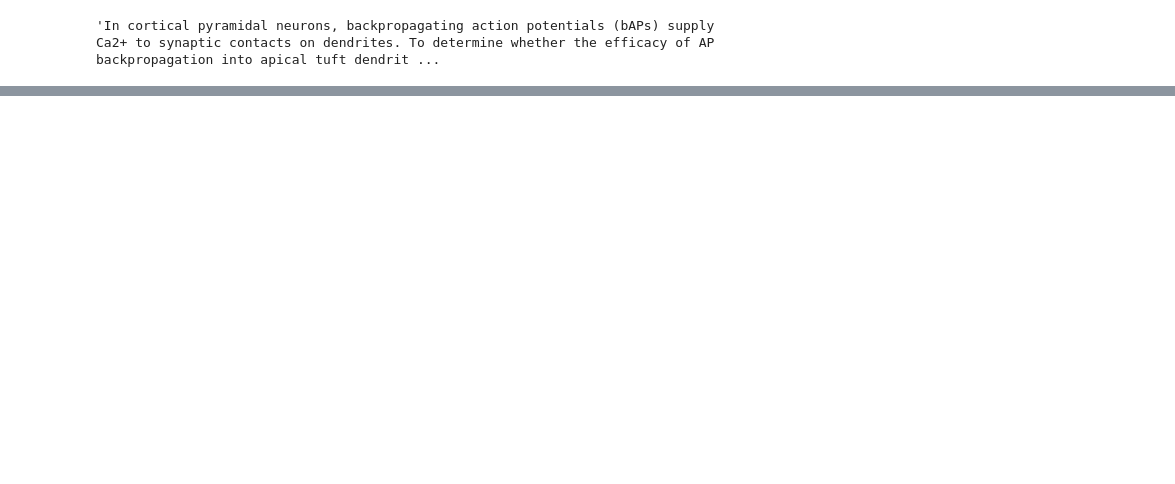
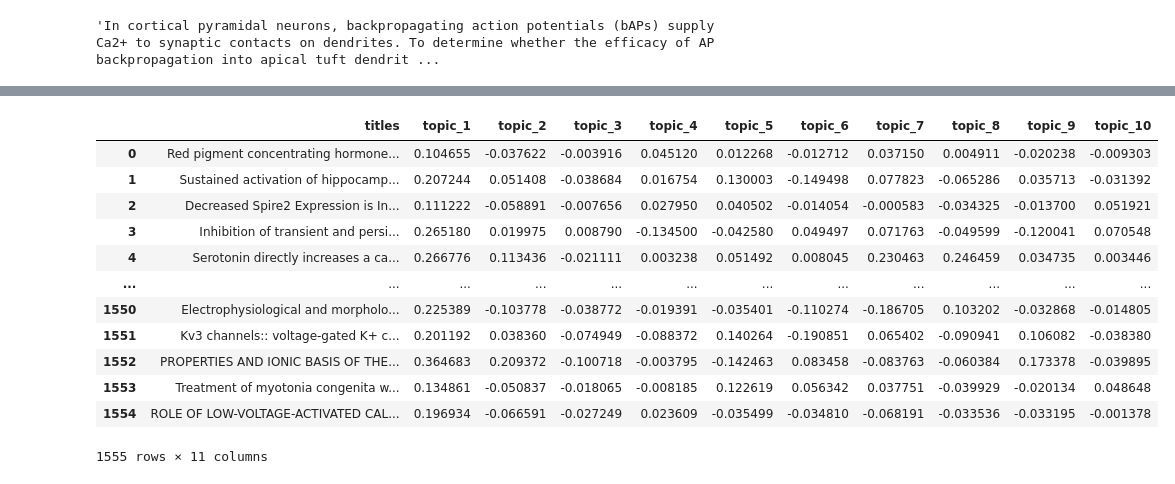
Before and after one commit to pedrozanineli/praticas-computacionais-avancadas, a Jupyter notebook: praticas_individuais/extracao abstract webofscience - zani.ipynb, the cells around one changed output, grey strips where cells are left out. Drawn from its saved outputs; the diff is of its cells as text; code cells hidden in the pictures; blank space fills up the shorter version.

```diff
--- a/praticas_individuais/extracao abstract webofscience - zani.ipynb
+++ b/praticas_individuais/extracao abstract webofscience - zani.ipynb
@@ -258,0 +343,5 @@ list(df['Abstract'])[1006]
+# %%
+titles = list()
+for tls,abst in zip(df['Article Title'],df['Abstract']):
+    if str(abst) != 'nan':
+        titles.append(str(tls))
@@ -258,0 +414,21 @@ list(df['Abstract'])[1006]
+# %%
+svd = TruncatedSVD(n_components=10)
+lsa = svd.fit_transform(csr_mat)
+
+topic_encoded_df = pd.DataFrame(lsa, columns = ["topic_1", "topic_2", "topic_3", "topic_4", "topic_5", "topic_6", "topic_7", "topic_8", "topic_9", "topic_10"])
+topic_encoded_df["titles"] = titles
+display(topic_encoded_df[["titles", "topic_1", "topic_2", "topic_3", "topic_4", "topic_5", "topic_6", "topic_7", "topic_8", "topic_9", "topic_10"]])
+# %% [output]
+|  | titles | topic_1 | topic_2 | topic_3 | topic_4 | topic_5 | topic_6 | topic_7 | topic_8 | topic_9 | topic_10 |
+| 0 | Red pigment concentrating hormone... | 0.104655 | -0.037622 | -0.003916 | 0.045120 | 0.012268 | -0.012712 | 0.037150 | 0.004911 | -0.020238 | -0.009303 |
+| 1 | Sustained activation of hippocamp... | 0.207244 | 0.051408 | -0.038684 | 0.016754 | 0.130003 | -0.149498 | 0.077823 | -0.065286 | 0.035713 | -0.031392 |
+| 2 | Decreased Spire2 Expression is In... | 0.111222 | -0.058891 | -0.007656 | 0.027950 | 0.040502 | -0.014054 | -0.000583 | -0.034325 | -0.013700 | 0.051921 |
+| 3 | Inhibition of transient and persi... | 0.265180 | 0.019975 | 0.008790 | -0.134500 | -0.042580 | 0.049497 | 0.071763 | -0.049599 | -0.120041 | 0.070548 |
+| 4 | Serotonin directly increases a ca... | 0.266776 | 0.113436 | -0.021111 | 0.003238 | 0.051492 | 0.008045 | 0.230463 | 0.246459 | 0.034735 | 0.003446 |
+| ... | ... | ... | ... | ... | ... | ... | ... | ... | ... | ... | ... |
+| 1550 | Electrophysiological and morpholo... | 0.225389 | -0.103778 | -0.038772 | -0.019391 | -0.035401 | -0.110274 | -0.186705 | 0.103202 | -0.032868 | -0.014805 |
+| 1551 | Kv3 channels:: voltage-gated K+ c... | 0.201192 | 0.038360 | -0.074949 | -0.088372 | 0.140264 | -0.190851 | 0.065402 | -0.090941 | 0.106082 | -0.038380 |
+| 1552 | PROPERTIES AND IONIC BASIS OF THE... | 0.364683 | 0.209372 | -0.100718 | -0.003795 | -0.142463 | 0.083458 | -0.083763 | -0.060384 | 0.173378 | -0.039895 |
+| 1553 | Treatment of myotonia congenita w... | 0.134861 | -0.050837 | -0.018065 | -0.008185 | 0.122619 | 0.056342 | 0.037751 | -0.039929 | -0.020134 | 0.048648 |
+| 1554 | ROLE OF LOW-VOLTAGE-ACTIVATED CAL... | 0.196934 | -0.066591 | -0.027249 | 0.023609 | -0.035499 | -0.034810 | -0.068191 | -0.033536 | -0.033195 | -0.001378 |
+1555 rows × 11 columns
```
Also changed, not shown: parts of 31 cells of this notebook.
